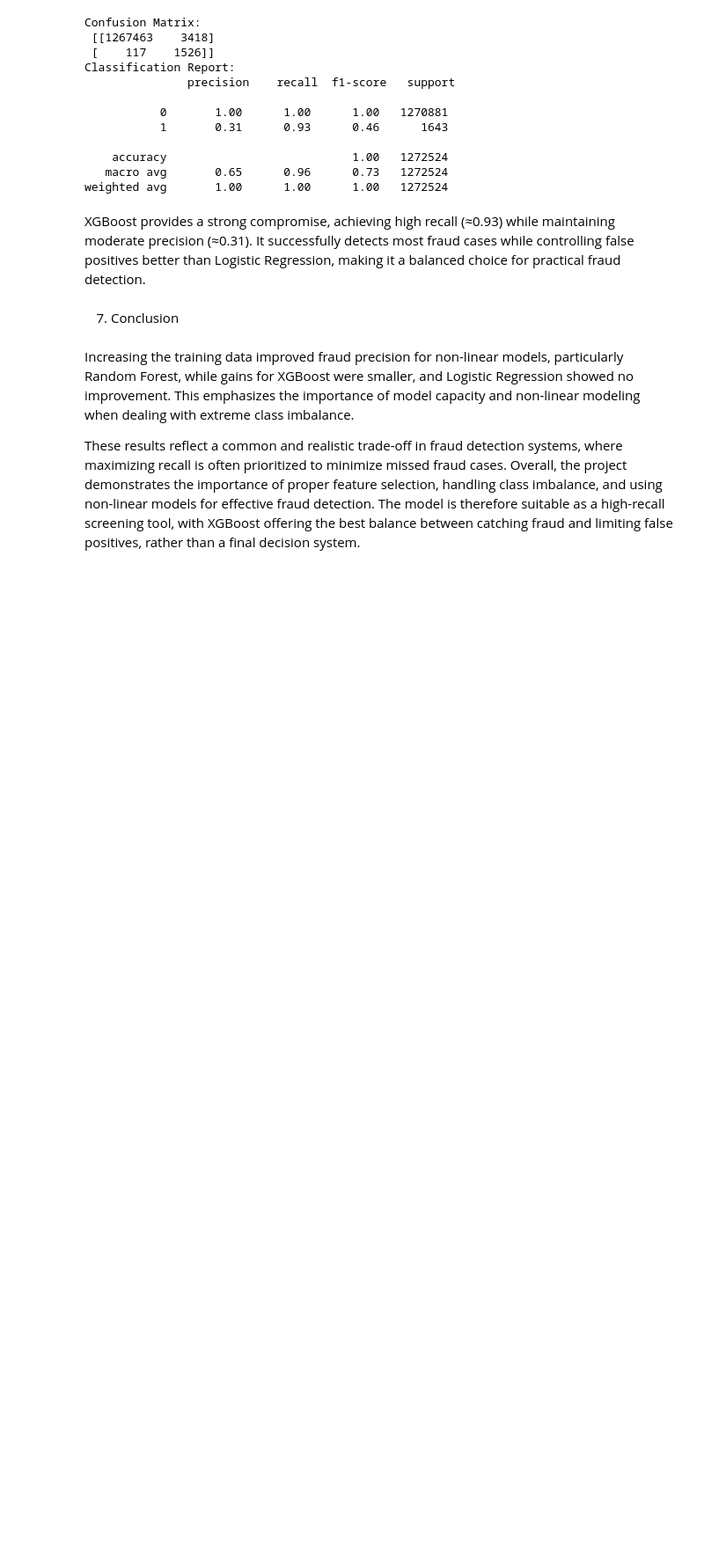
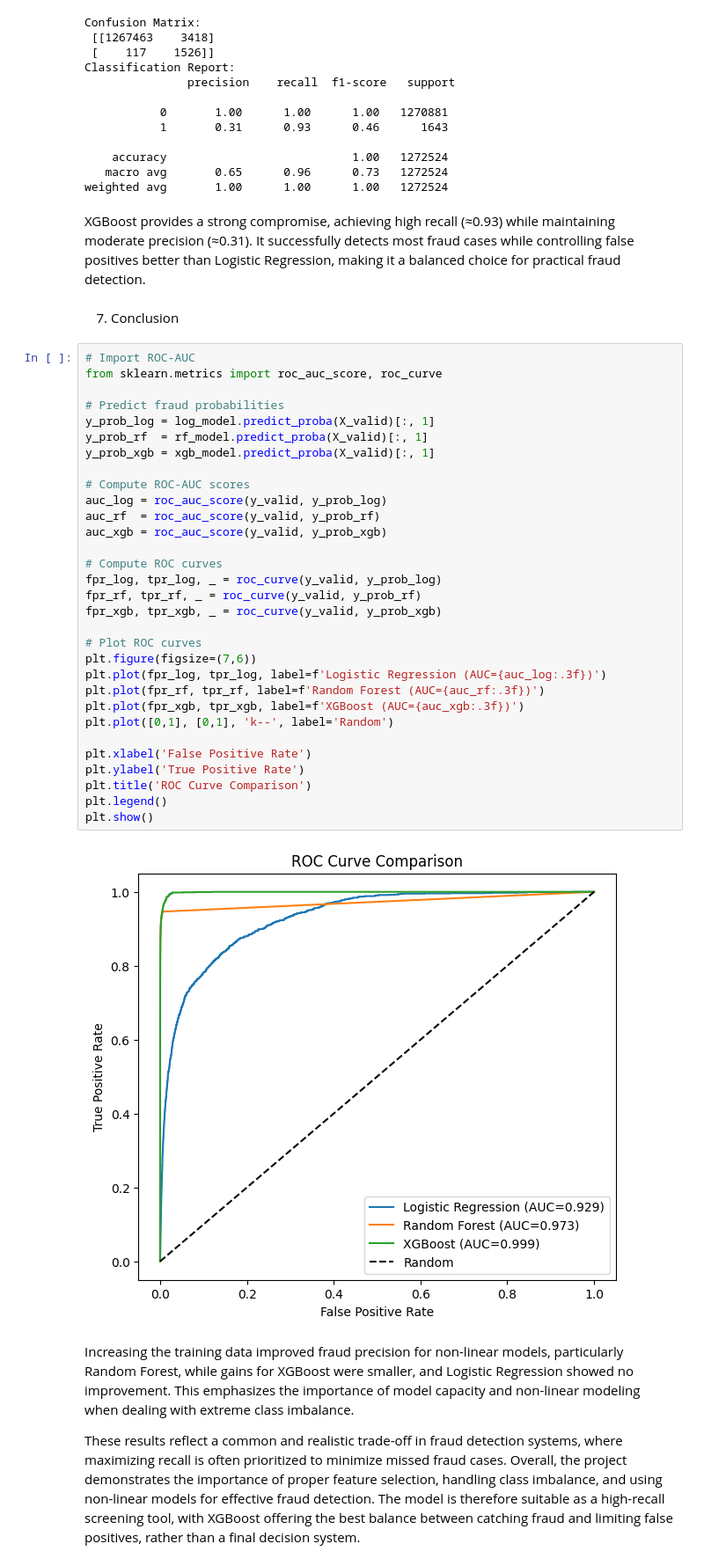
Before and after one commit to vesc0/transactions-analysis, a Jupyter notebook: financial_transactions_fraud_analysis.ipynb, the cells around one changed output. Shown at 88% size. Drawn from its saved outputs; the diff is of its cells as text; blank space fills up the shorter version.

```diff
--- a/financial_transactions_fraud_analysis.ipynb
+++ b/financial_transactions_fraud_analysis.ipynb
@@ -380,6 +380,39 @@ weighted avg       1.00      1.00      1.00   1272524
 XGBoost provides a strong compromise, achieving high recall (≈0.93) while maintaining moderate precision (≈0.31). It successfully detects most fraud cases while controlling false positives better than Logistic Regression, making it a balanced choice for practical fraud detection.
 # %% [markdown]
 7. Conclusion
+# %%
+# Import ROC-AUC
+from sklearn.metrics import roc_auc_score, roc_curve
+
+# Predict fraud probabilities
+y_prob_log = log_model.predict_proba(X_valid)[:, 1]
+y_prob_rf  = rf_model.predict_proba(X_valid)[:, 1]
+y_prob_xgb = xgb_model.predict_proba(X_valid)[:, 1]
+
+# Compute ROC-AUC scores
+auc_log = roc_auc_score(y_valid, y_prob_log)
+auc_rf  = roc_auc_score(y_valid, y_prob_rf)
+auc_xgb = roc_auc_score(y_valid, y_prob_xgb)
+
+# Compute ROC curves
+fpr_log, tpr_log, _ = roc_curve(y_valid, y_prob_log)
+fpr_rf, tpr_rf, _ = roc_curve(y_valid, y_prob_rf)
+fpr_xgb, tpr_xgb, _ = roc_curve(y_valid, y_prob_xgb)
+
+# Plot ROC curves
+plt.figure(figsize=(7,6))
+plt.plot(fpr_log, tpr_log, label=f'Logistic Regression (AUC={auc_log:.3f})')
+plt.plot(fpr_rf, tpr_rf, label=f'Random Forest (AUC={auc_rf:.3f})')
+plt.plot(fpr_xgb, tpr_xgb, label=f'XGBoost (AUC={auc_xgb:.3f})')
+plt.plot([0,1], [0,1], 'k--', label='Random')
+
+plt.xlabel('False Positive Rate')
+plt.ylabel('True Positive Rate')
+plt.title('ROC Curve Comparison')
+plt.legend()
+plt.show()
+# %% [output]
+[figure, added]
 # %% [markdown]
 Increasing the training data improved fraud precision for non-linear models, particularly Random Forest, while gains for XGBoost were smaller, and Logistic Regression showed no improvement. This emphasizes the importance of model capacity and non-linear modeling when dealing with extreme class imbalance.
 
```
